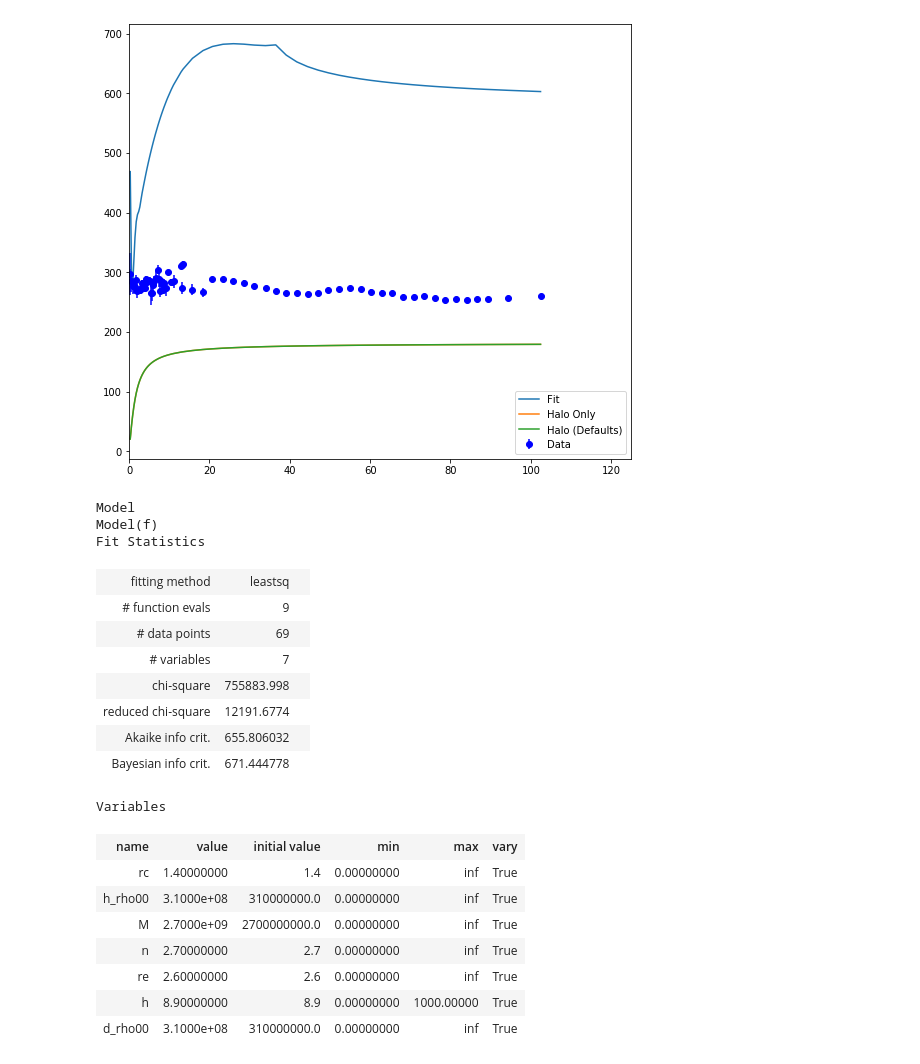
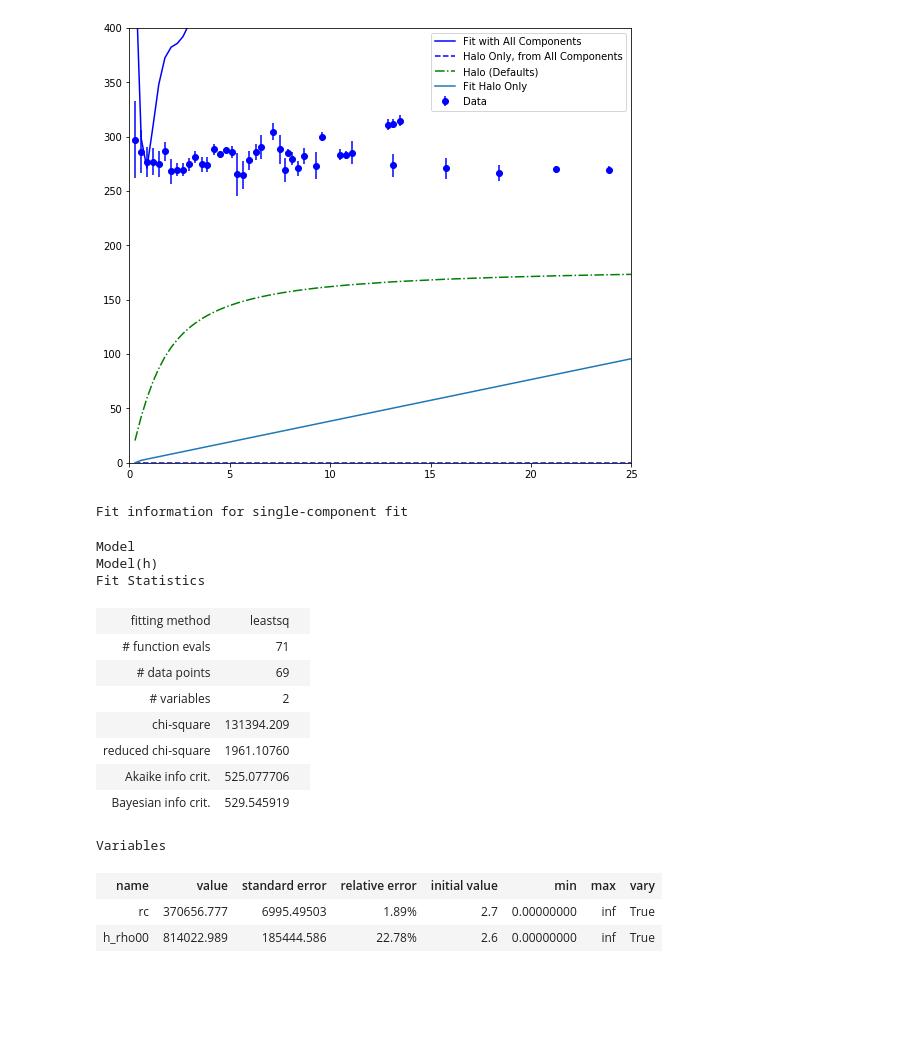
Before and after one commit to villano-lab/grav_project, a Jupyter notebook: fitting/Static_Notebooks/Fitting-Halo.ipynb, the cells around one changed output. Drawn from its saved outputs; the diff is of its cells as text; code cells hidden in the pictures; blank space fills up the shorter version.

```diff
--- a/fitting/Static_Notebooks/Fitting-Halo.ipynb
+++ b/fitting/Static_Notebooks/Fitting-Halo.ipynb
@@ -23,4 +27,11 @@ v_err1 = np.asarray(v_err1)
 # %%
+#keeping others but holding them constant
 def f(r,rc,h_rho00):
-     return np.sqrt(nf.bh_v(r_dat,load=True)**2 + nf.h_v(r,rc,h_rho00,load=True)**2 + nf.b_v(r,load=True)**2 + nf.d_v(r,load=True)**2)
+     return np.sqrt(nf.bh_v(r_dat,load=True,path='../')**2
+                    + nf.h_v(r,rc,h_rho00,load=True,path='../')**2
+                    + nf.b_v(r,load=True,path='../')**2
+                    + nf.d_v(r,load=True,path='../')**2)
+#Only Halo
+def h(r,rc,h_rho00):
+    return nf.h_v(r,rc,h_rho00,load=True,path='../')
 # %%
@@ -45,8 +48,22 @@ l_fit = l_mod.fit(v_dat,params,r=r_dat,weights=weighdata)
+# %%
+#Fit, H Only
+
+#Setup
+h_mod = lm.Model(h)
+h_params = h_mod.make_params()
+#Bulge Params
+h_params.add('rc', value=nf.n_c, min=0)
+h_params.add('h_rho00', value=nf.re_c, min=0)
+#Do fit
+h_fit = h_mod.fit(v_dat,h_params,r=r_dat,weights=weighdata)
 # %%
-#Define Stuff
+#Define curves to plot
+
 l_dict = l_fit.best_values
-#Halo
 l_rc = l_dict['rc']
 l_h_rho00 = l_dict['h_rho00']
+l_curve = f(r_dat,l_rc,l_h_rho00)
 
-l_curve = f(r_dat,l_rc,l_h_rho00)
+h_dict = h_fit.best_values
+h_rc = h_dict['rc']
+h_h_rho00 = h_dict['h_rho00']
@@ -53,37 +107,35 @@ l_curve = f(r_dat,l_rc,l_h_rho00)
 # %%
 fig = plt.figure(figsize=(9.0,8.0))
 
-plt.xlim(0,125)
+plt.xlim(0,25)
+plt.ylim(0,400)
 
 plt.errorbar(r_dat,v_dat,yerr=v_err1,fmt='bo',label='Data')
-plt.plot(r_dat,l_curve,label='Fit')
-plt.plot(r_dat,nf.h_v(r_dat,l_rc,l_h_rho00,load=True),label='Halo Only')
-plt.plot(r_dat,nf.h_v(r_dat,load=True),label='Halo (Defaults)')
+plt.plot(r_dat,l_curve,'b-',label='Fit with All Components')
+plt.plot(r_dat,nf.h_v(r_dat,l_rc,l_h_rho00,load=True,path='../'),'b--',label='Halo Only, from All Components')
+plt.plot(r_dat,nf.h_v(r_dat,load=True,path='../'),'g-.',label='Halo (Defaults)')
+plt.plot(r_dat,nf.h_v(r_dat,h_rc,h_h_rho00,load=True,path='../'),label='Fit Halo Only')
 
 plt.legend()
-plt.savefig('Fitting_with_library.png')
 plt.show()
 
-l_fit
+print('Fit information for single-component fit')
+h_fit
 # %% [output]
-[figure, old version]
+[figure, new version]
-Model
-Model(f)
-Fit Statistics
+Fit information for single-component fit
+Model
+Model(h)
+Fit Statistics
 | fitting method | leastsq |  |
-| # function evals | 9 |  |
+| # function evals | 71 |  |
 | # data points | 69 |  |
-| # variables | 7 |  |
-| chi-square | 755883.998 |  |
-| reduced chi-square | 12191.6774 |  |
-| Akaike info crit. | 655.806032 |  |
-| Bayesian info crit. | 671.444778 |  |
+| # variables | 2 |  |
+| chi-square | 131394.209 |  |
+| reduced chi-square | 1961.10760 |  |
+| Akaike info crit. | 525.077706 |  |
+| Bayesian info crit. | 529.545919 |  |
-Variables
+Variables
-| name | value | initial value | min | max | vary |
-| rc | 1.40000000 | 1.4 | 0.00000000 | inf | True |
-| h_rho00 | 3.1000e+08 | 310000000.0 | 0.00000000 | inf | True |
-| M | 2.7000e+09 | 2700000000.0 | 0.00000000 | inf | True |
-| n | 2.70000000 | 2.7 | 0.00000000 | inf | True |
-| re | 2.60000000 | 2.6 | 0.00000000 | inf | True |
-| h | 8.90000000 | 8.9 | 0.00000000 | 1000.00000 | True |
-| d_rho00 | 3.1000e+08 | 310000000.0 | 0.00000000 | inf | True |
+| name | value | standard error | relative error | initial value | min | max | vary |
+| rc | 370656.777 | 6995.49503 | 1.89% | 2.7 | 0.00000000 | inf | True |
+| h_rho00 | 814022.989 | 185444.586 | 22.78% | 2.6 | 0.00000000 | inf | True |
```
Also changed, not shown: parts of 6 cells of this notebook, 10 other files.
